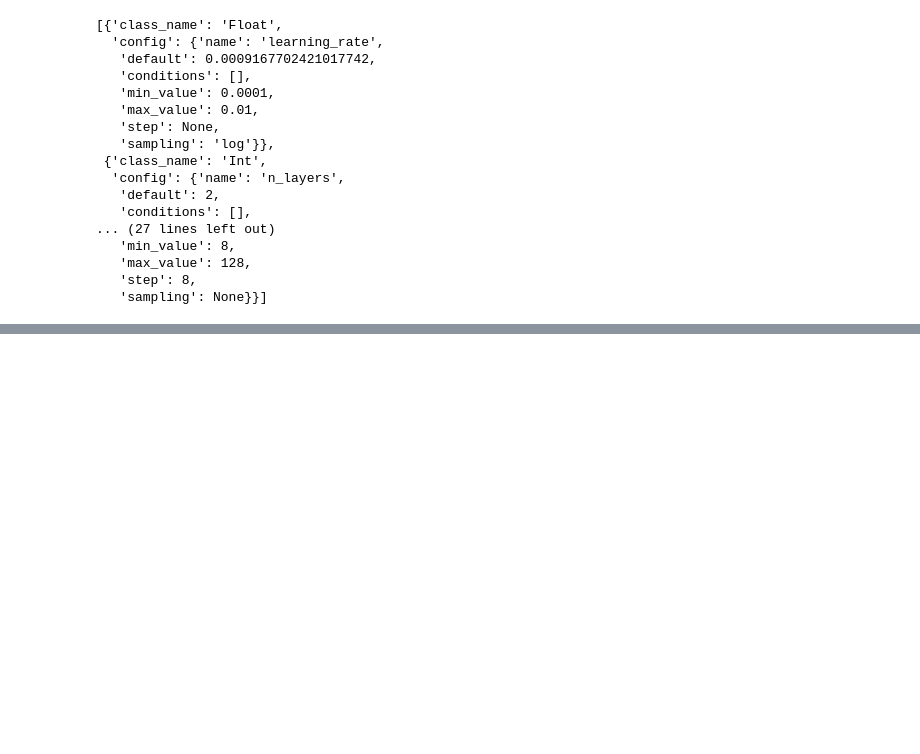
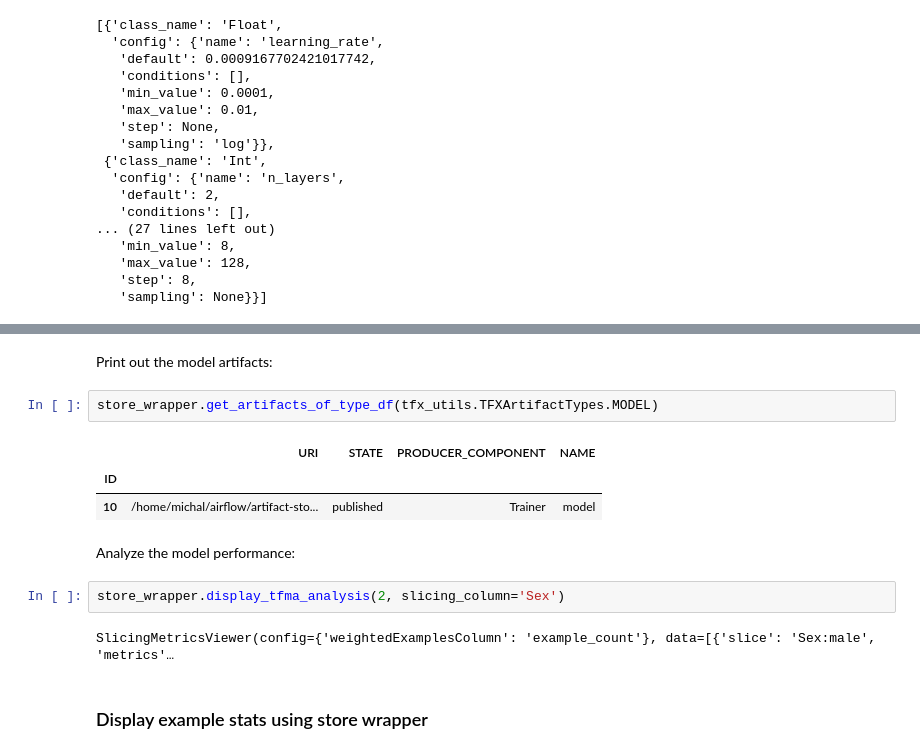
Before and after one commit to MichalGasiorowski/tfx-titanic-training, a Jupyter notebook: browse-tfx-metadata.ipynb, the cells around one changed output, grey strips where cells are left out. Drawn from its saved outputs; the diff is of its cells as text; blank space fills up the shorter version.

```diff
--- a/browse-tfx-metadata.ipynb
+++ b/browse-tfx-metadata.ipynb
@@ -244,0 +290,16 @@ SlicingMetricsViewer(config={'weightedExamplesColumn': 'example_count'}, data=[{
+# %% [markdown]
+Print out the model artifacts:
+# %%
+store_wrapper.get_artifacts_of_type_df(tfx_utils.TFXArtifactTypes.MODEL)
+# %% [output]
+|  | URI | STATE | PRODUCER_COMPONENT | NAME |
+| ID |  |  |  |  |
+| 10 | /home/michal/airflow/artifact-sto... | published | Trainer | model |
+# %% [markdown]
+Analyze the model performance:
+# %%
+store_wrapper.display_tfma_analysis(2, slicing_column='Sex')
+# %% [output]
+SlicingMetricsViewer(config={'weightedExamplesColumn': 'example_count'}, data=[{'slice': 'Sex:male', 'metrics'…
+# %% [markdown]
+### Display example stats using store wrapper
```
Also changed, not shown: parts of 27 cells of this notebook, 2 other files.
